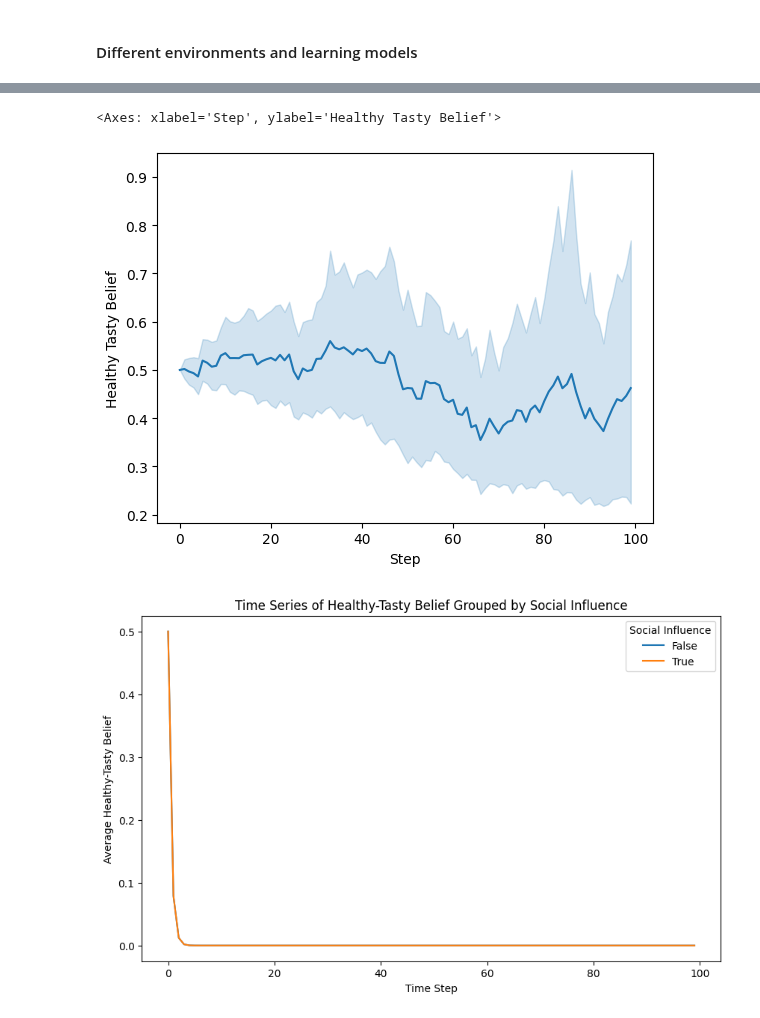
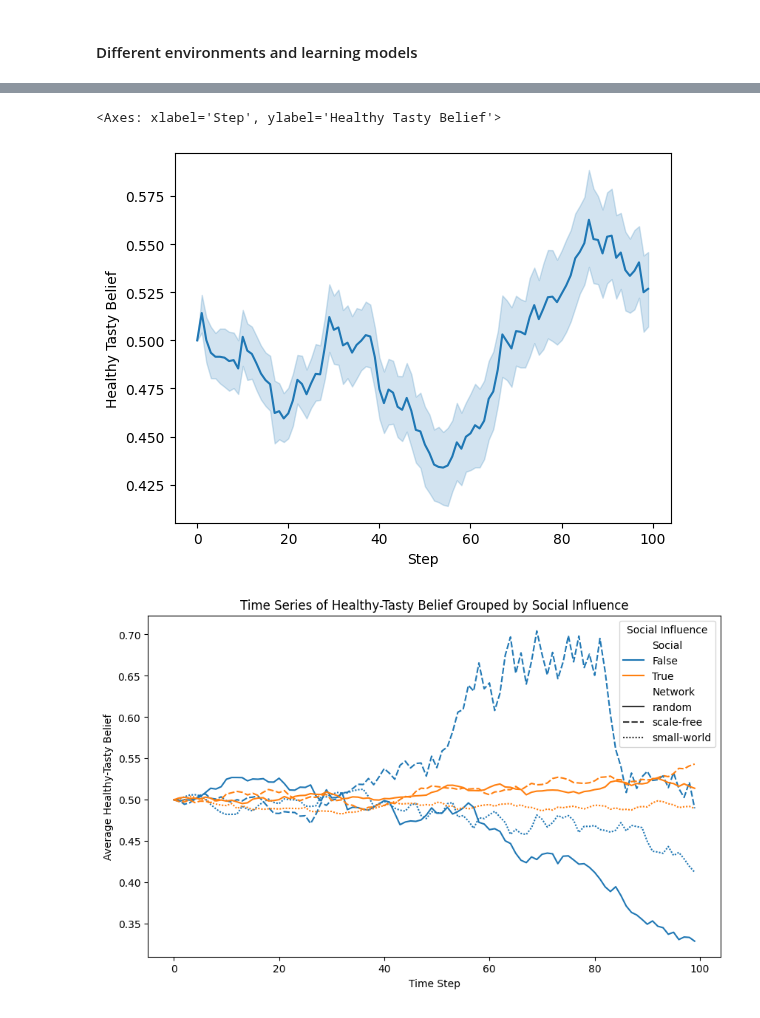
Before and after one commit to Kajijoo/abm, a Jupyter notebook: run.ipynb, the cells around one changed output, grey strips where cells are left out. Drawn from its saved outputs; the diff is of its cells as text; code cells hidden in the pictures.

```diff
--- a/run.ipynb
+++ b/run.ipynb
@@ -276,7 +276,7 @@ plot_results()
 # %%
 from taste import LearningModel
 
-m = LearningModel(N=100, width=100, height=100, distribute_patches = 'random', HT= 0.25, HN= 0.25, UT= 0.25, UN=0.25, social = False, network_type = 'small-world', seed = None)
+m = LearningModel(N=100, width=100, height=100, distribute_patches = 'random', HT= 0.25, HN= 0.25, UT= 0.25, UN=0.25, social = True, network_type = 'small-world', seed = None)
 
 for i in range(100):
     m.step()
@@ -295,7 +312,7 @@ import seaborn as sns
 sns.lineplot(df1, x = "Step", y = "Healthy Tasty Belief")
 # %% [output]
 <Axes: xlabel='Step', ylabel='Healthy Tasty Belief'>
-[figure, old version]
+[figure, new version]
 # %%
 from taste import LearningModel
 from tqdm import tqdm
@@ -303,33 +320,36 @@ import pandas as pd
 
 iterations = 10
 social_conditions = [True, False]
+network_types = ["random", "small-world", "scale-free"]  # Renamed variable
 
 def batch_run():
     all_data = []
 
-    total_runs = len(social_conditions) * iterations
+    total_runs = len(social_conditions) * len(network_types) * iterations
     progress_bar = tqdm(total=total_runs, desc="Batch Running")
 
-    for social in social_conditions:  # Use 'social_conditions' here
-        batch_run_data = []
-        for i in range(iterations):
-            model = LearningModel(N=100, width=100, height=100, distribute_patches='random',
-                                  HT=0.25, HN=0.25, UT=0.25, UN=0.25, social=social_conditions, seed=None)
+    for social in social_conditions:
+        for net_type in network_types:  # Renamed variable here
+            batch_run_data = []
+            for i in range(iterations):
+                model = LearningModel(N=100, width=100, height=100, distribute_patches='random',
+                                      HT=0.25, HN=0.25, UT=0.25, UN=0.25, social=social, network_type=net_type, seed=None)
 
-            # Run the model for a fixed number of steps
-            for _ in range(100):
-                model.step()
+                # Run the model for a fixed number of steps
+                for _ in range(100):
+                    model.step()
 
-            # Get model data
-            m_data = model.datacollector.get_agent_vars_dataframe()
-            m_data['Run'] = i
-            m_data['Social'] = social
-            batch_run_data.append(m_data)
-            progress_bar.update(1)
+                # Get model data
+                m_data = model.datacollector.get_agent_vars_dataframe()
+                m_data['Run'] = i
+                m_data['Social'] = social
+                m_data['Network'] = net_type
+                batch_run_data.append(m_data)
+                progress_bar.update(1)
 
-        # Concatenate the data for this configuration
-        batch_run_data = pd.concat(batch_run_data)
-        all_data.append(batch_run_data)
+            # Concatenate the data for this configuration
+            batch_run_data = pd.concat(batch_run_data)
+            all_data.append(batch_run_data)
 
     # Concatenate all configurations
     all_data = pd.concat(all_data)
@@ -341,26 +361,26 @@ data = batch_run()
 # %%
 import matplotlib.pyplot as plt
 import seaborn as sns
 
 
 def plot_timeseries(data):
     # Group by 'Social' and 'Step' to calculate the mean belief over time for each social condition
-    grouped_data = data.groupby(['Social', 'Step'])['Healthy Tasty Belief'].mean().reset_index()
+    grouped_data = data.groupby(['Social', 'Step', 'Network'])['Healthy Tasty Belief'].mean().reset_index()
 
     # Plot using seaborn
     plt.figure(figsize=(10, 6))
-    sns.lineplot(data=grouped_data, x='Step', y='Healthy Tasty Belief', hue='Social')
+    sns.lineplot(data=grouped_data, x='Step', y='Healthy Tasty Belief', hue='Social', style = 'Network')
 
     # Add labels and title
     plt.title('Time Series of Healthy-Tasty Belief Grouped by Social Influence')
     plt.xlabel('Time Step')
     plt.ylabel('Average Healthy-Tasty Belief')
 
     # Show the plot
     plt.legend(title='Social Influence')
     plt.show()
 
 # Run the plotting function
 plot_timeseries(data)
 # %% [output]
-[figure, old version]
+[figure, new version]
```
Also changed, not shown: parts of 1 cell of this notebook.
